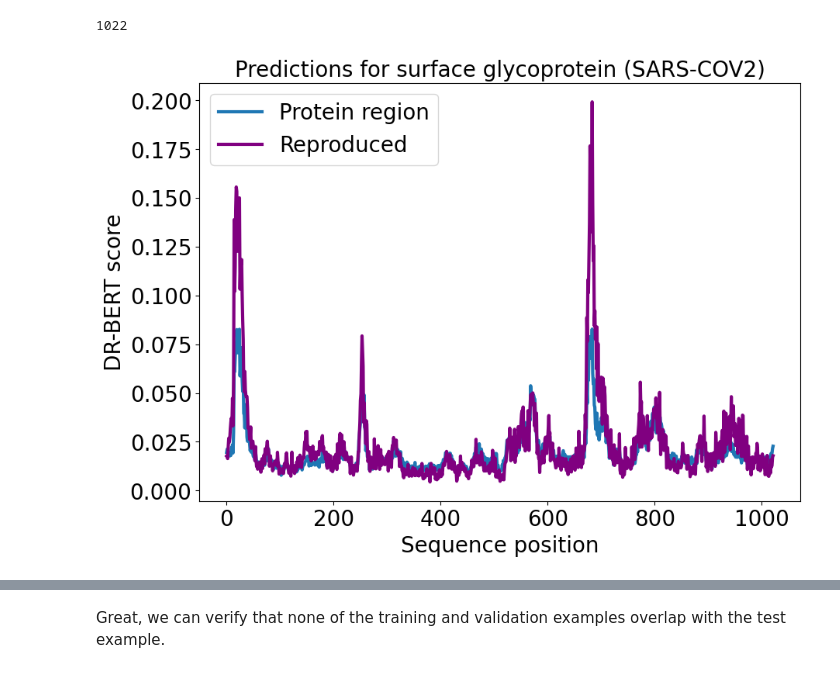
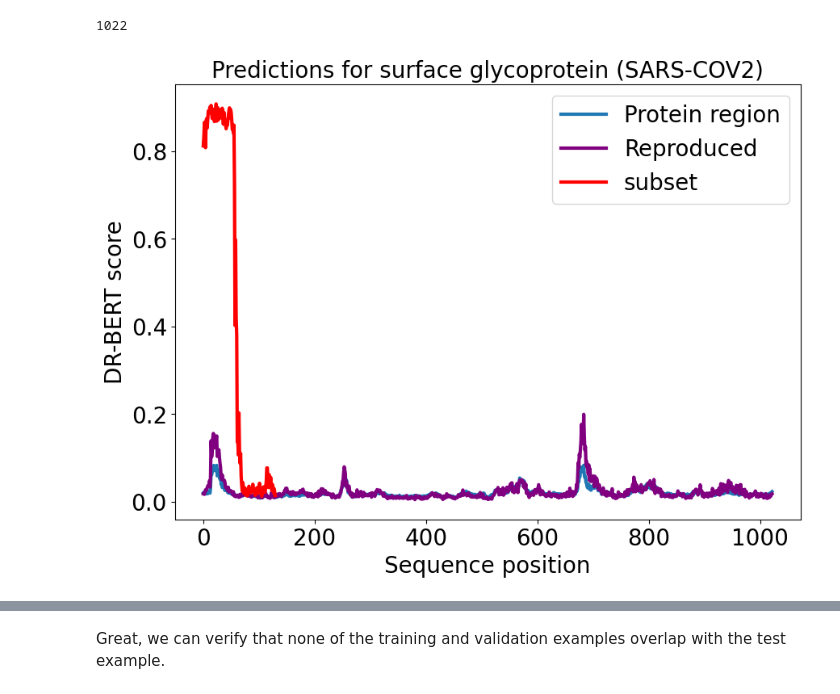
Before and after one commit to eugenechoi2004/COS597N, a Jupyter notebook: dr-bert-folder/project_notebooks/viola_scratch.ipynb, the cells around one changed output, grey strips where cells are left out. Cells and saved outputs as stored; diff of their text form; code cells hidden in the pictures.

Commit message:
case study figures

```diff
--- a/dr-bert-folder/project_notebooks/viola_scratch.ipynb
+++ b/dr-bert-folder/project_notebooks/viola_scratch.ipynb
@@ -125,23 +139,25 @@ protein_seq
 out0 = get_out(protein_seq,tokenizer,model)
 print(len(protein_seq))
 outB = get_out(protein_seq,tokenizer,baseline_model)
+outC = get_ou
 # %% [output]
 1022
 # %%
 out0 = get_out(protein_seq,tokenizer,model)
 fig, ax = plt.subplots(figsize=(10, 7))
 plt.plot(F.softmax(torch.squeeze(out0['logits']))[1:-1,1].detach().numpy(), linewidth=3, label="Protein region")
 plt.plot(F.softmax(torch.squeeze(outB['logits']))[1:-1,1].detach().numpy(), linewidth=3, label="Reproduced",c='Purple')
+plt.plot(F.softmax(torch.squeeze(outC))[1:-1,1].detach().numpy(), linewidth=3, label="subset",c='Red')
 ax.set_title('Predictions for surface glycoprotein (SARS-COV2)',fontsize=20)
 plt.xticks(fontsize=20)
 plt.yticks(fontsize=20)
 plt.xlabel('Sequence position', fontsize=20)
 plt.ylabel('DR-BERT score', fontsize=20)
 plt.legend(fontsize=20)
 plt.savefig('7dth_scores_pb.pdf')
 plt.show()
 # %% [output]
-[figure, old version]
+[figure, new version]
 # %%
 ## P53
 # %%
```
Also changed, not shown: parts of 21 cells of this notebook.
